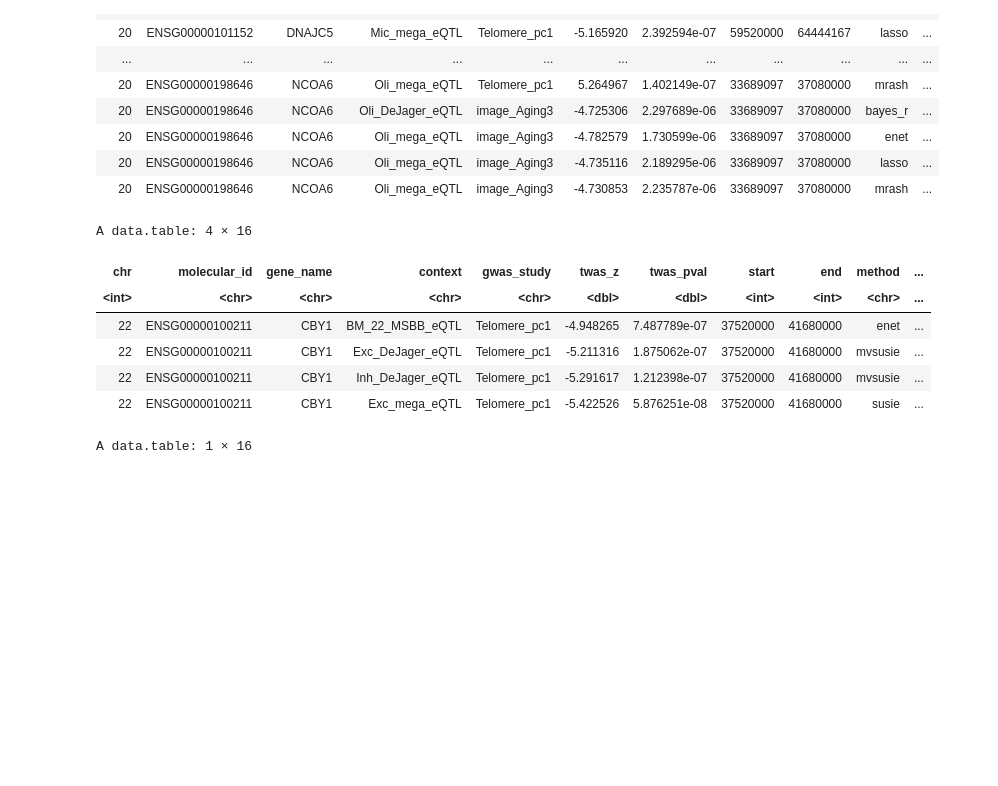
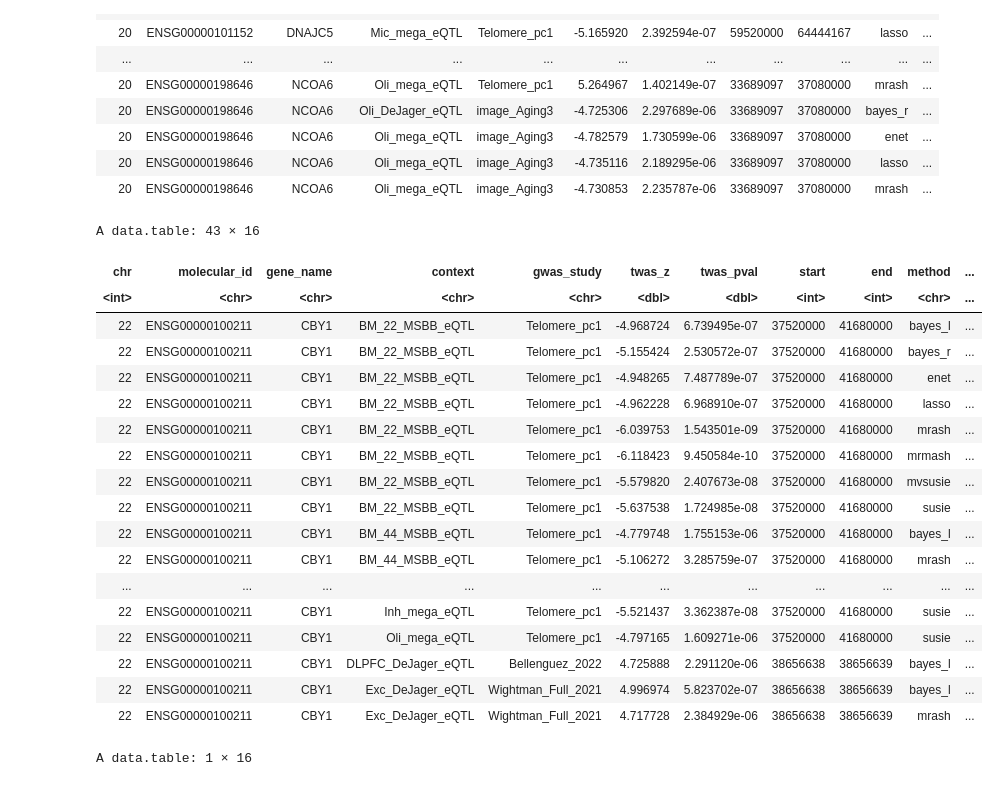
Before and after one commit to rl3328/DNE_xQTL_paper, a Jupyter notebook: main_text/4_candidate_genes/staging/interested_genes/TWAS_QTL/twas_story_allcontexts.ipynb, the cells around one changed output. Drawn from its saved outputs; the diff is of its cells as text; code cells hidden in the pictures; blank space fills up the shorter version.

```diff
--- a/main_text/4_candidate_genes/staging/interested_genes/TWAS_QTL/twas_story_allcontexts.ipynb
+++ b/main_text/4_candidate_genes/staging/interested_genes/TWAS_QTL/twas_story_allcontexts.ipynb
@@ -660,16 +662,28 @@ A data.table: 74 × 16
 # %%
 AD1_Aging_genes = annotated_all |> filter(gene_name %in% c("CCDC12", "KIF9", "CBY1", "KLHL18", "NBEAL2", "KLHDC8B","PDCD11", "SETD2", "PLXNB1", "MON1A", "USP19", "LSMEM2", "MFSD13A", "MAP4", "SBSPON", "BIN1"), twas_pval < 2.5*1e-6)#, is_selected_method
 # %%
-CBY1_Aging = annotated_all |> filter(gene_name == "CBY1", twas_pval < 2.5*1e-6, is_selected_method)
+CBY1_Aging = annotated_all |> filter(gene_name == "CBY1", twas_pval < 2.5*1e-6)#, is_selected_method
 CBY1_Aging
 # %% [output]
-A data.table: 4 × 16
+A data.table: 43 × 16
 | chr | molecular_id | gene_name | context | gwas_study | twas_z | twas_pval | start | end | method | ... |
 | <int> | <chr> | <chr> | <chr> | <chr> | <dbl> | <dbl> | <int> | <int> | <chr> | ... |
+| 22 | ENSG00000100211 | CBY1 | BM_22_MSBB_eQTL | Telomere_pc1 | -4.968724 | 6.739495e-07 | 37520000 | 41680000 | bayes_l | ... |
+| 22 | ENSG00000100211 | CBY1 | BM_22_MSBB_eQTL | Telomere_pc1 | -5.155424 | 2.530572e-07 | 37520000 | 41680000 | bayes_r | ... |
 | 22 | ENSG00000100211 | CBY1 | BM_22_MSBB_eQTL | Telomere_pc1 | -4.948265 | 7.487789e-07 | 37520000 | 41680000 | enet | ... |
-| 22 | ENSG00000100211 | CBY1 | Exc_DeJager_eQTL | Telomere_pc1 | -5.211316 | 1.875062e-07 | 37520000 | 41680000 | mvsusie | ... |
-| 22 | ENSG00000100211 | CBY1 | Inh_DeJager_eQTL | Telomere_pc1 | -5.291617 | 1.212398e-07 | 37520000 | 41680000 | mvsusie | ... |
-| 22 | ENSG00000100211 | CBY1 | Exc_mega_eQTL | Telomere_pc1 | -5.422526 | 5.876251e-08 | 37520000 | 41680000 | susie | ... |
+| 22 | ENSG00000100211 | CBY1 | BM_22_MSBB_eQTL | Telomere_pc1 | -4.962228 | 6.968910e-07 | 37520000 | 41680000 | lasso | ... |
+| 22 | ENSG00000100211 | CBY1 | BM_22_MSBB_eQTL | Telomere_pc1 | -6.039753 | 1.543501e-09 | 37520000 | 41680000 | mrash | ... |
+| 22 | ENSG00000100211 | CBY1 | BM_22_MSBB_eQTL | Telomere_pc1 | -6.118423 | 9.450584e-10 | 37520000 | 41680000 | mrmash | ... |
+| 22 | ENSG00000100211 | CBY1 | BM_22_MSBB_eQTL | Telomere_pc1 | -5.579820 | 2.407673e-08 | 37520000 | 41680000 | mvsusie | ... |
+| 22 | ENSG00000100211 | CBY1 | BM_22_MSBB_eQTL | Telomere_pc1 | -5.637538 | 1.724985e-08 | 37520000 | 41680000 | susie | ... |
+| 22 | ENSG00000100211 | CBY1 | BM_44_MSBB_eQTL | Telomere_pc1 | -4.779748 | 1.755153e-06 | 37520000 | 41680000 | bayes_l | ... |
+| 22 | ENSG00000100211 | CBY1 | BM_44_MSBB_eQTL | Telomere_pc1 | -5.106272 | 3.285759e-07 | 37520000 | 41680000 | mrash | ... |
+| ... | ... | ... | ... | ... | ... | ... | ... | ... | ... | ... |
+| 22 | ENSG00000100211 | CBY1 | Inh_mega_eQTL | Telomere_pc1 | -5.521437 | 3.362387e-08 | 37520000 | 41680000 | susie | ... |
+| 22 | ENSG00000100211 | CBY1 | Oli_mega_eQTL | Telomere_pc1 | -4.797165 | 1.609271e-06 | 37520000 | 41680000 | susie | ... |
+| 22 | ENSG00000100211 | CBY1 | DLPFC_DeJager_eQTL | Bellenguez_2022 | 4.725888 | 2.291120e-06 | 38656638 | 38656639 | bayes_l | ... |
+| 22 | ENSG00000100211 | CBY1 | Exc_DeJager_eQTL | Wightman_Full_2021 | 4.996974 | 5.823702e-07 | 38656638 | 38656639 | bayes_l | ... |
+| 22 | ENSG00000100211 | CBY1 | Exc_DeJager_eQTL | Wightman_Full_2021 | 4.717728 | 2.384929e-06 | 38656638 | 38656639 | mrash | ... |
 # %%
 CBY1_AD = annotated_all |> filter(gene_name == "CBY1", twas_pval < 2.5*1e-6) |> filter(context == "Exc_DeJager_eQTL", gwas_study == 'Wightman_Full_2021', method == "bayes_l")
 CBY1_AD
```
Also changed, not shown: parts of 17 cells of this notebook, 2 other files.
